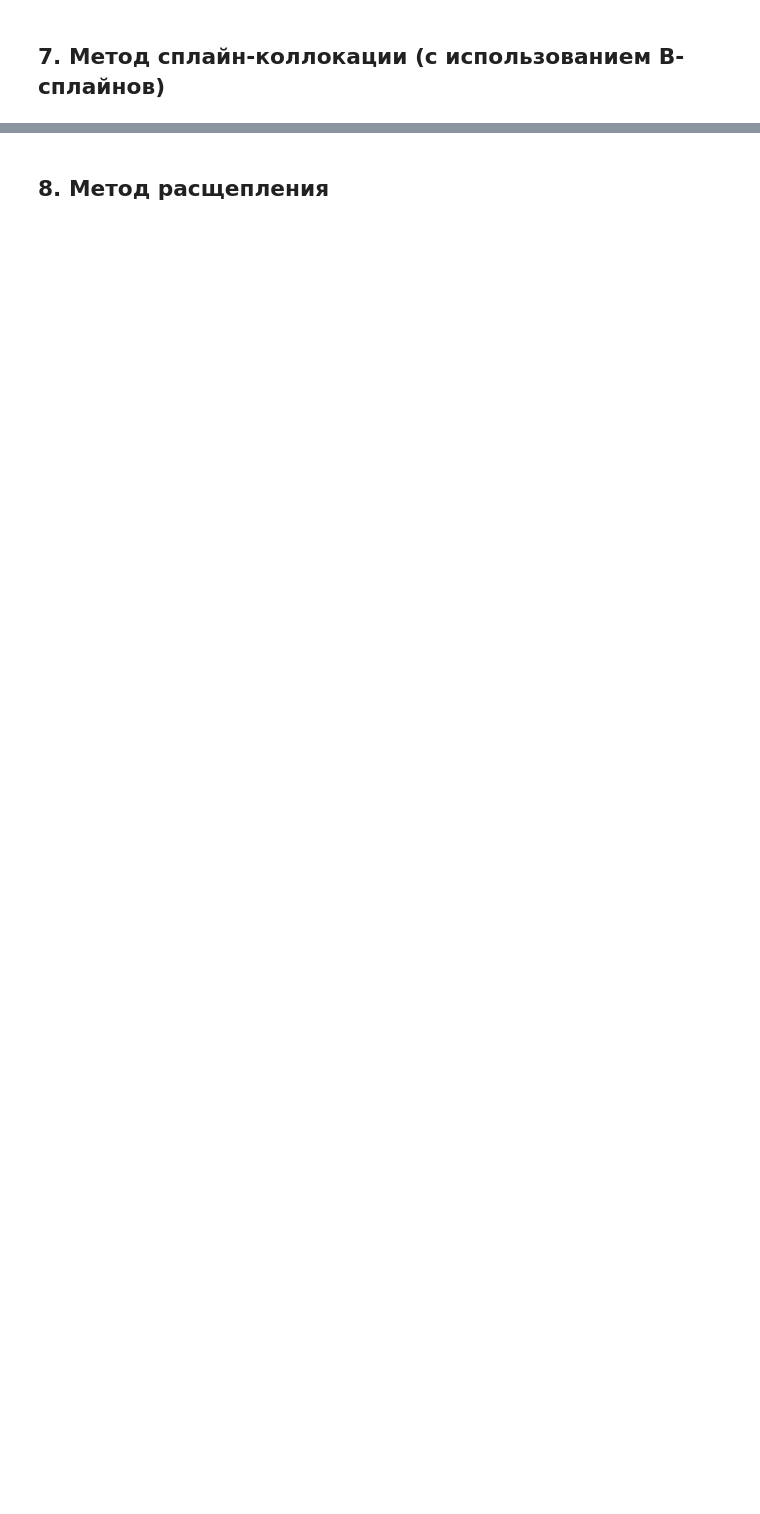
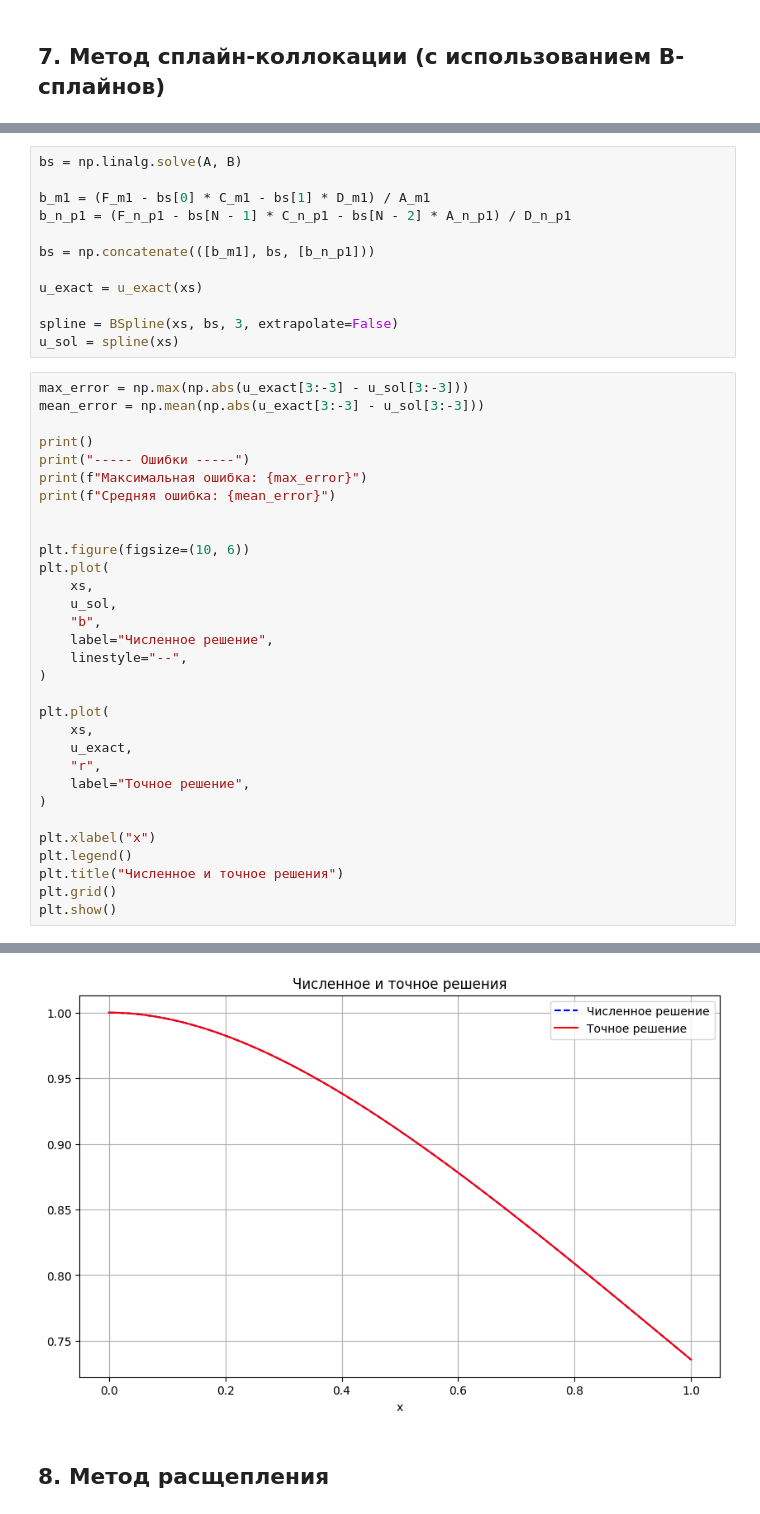
Before and after one commit to poslam/sem6-nmde, a Jupyter notebook: labs.ipynb, the cells around one changed output, grey strips where cells are left out. Cells and saved outputs as stored; diff of their text form; blank space fills up the shorter version.

```diff
--- a/labs.ipynb
+++ b/labs.ipynb
@@ -688,0 +695,44 @@ plt.show()
+# %%
+bs = np.linalg.solve(A, B)
+
+b_m1 = (F_m1 - bs[0] * C_m1 - bs[1] * D_m1) / A_m1
+b_n_p1 = (F_n_p1 - bs[N - 1] * C_n_p1 - bs[N - 2] * A_n_p1) / D_n_p1
+
+bs = np.concatenate(([b_m1], bs, [b_n_p1]))
+
+u_exact = u_exact(xs)
+
+spline = BSpline(xs, bs, 3, extrapolate=False)
+u_sol = spline(xs)
+# %%
+max_error = np.max(np.abs(u_exact[3:-3] - u_sol[3:-3]))
+mean_error = np.mean(np.abs(u_exact[3:-3] - u_sol[3:-3]))
+
+print()
+print("----- Ошибки -----")
+print(f"Максимальная ошибка: {max_error}")
+print(f"Средняя ошибка: {mean_error}")
+
+
+plt.figure(figsize=(10, 6))
+plt.plot(
+    xs,
+    u_sol,
+    "b",
+    label="Численное решение",
+    linestyle="--",
+)
+
+plt.plot(
+    xs,
+    u_exact,
+    "r",
+    label="Точное решение",
+)
+
+plt.xlabel("x")
+plt.legend()
+plt.title("Численное и точное решения")
+plt.grid()
+plt.show()
+# %% [output]
@@ -689,2 +742,3 @@ plt.show()
+[figure, added]
 # %% [markdown]
 ## 8. Метод расщепления
```
Also changed, not shown: parts of 16 cells of this notebook, 1 other file.
